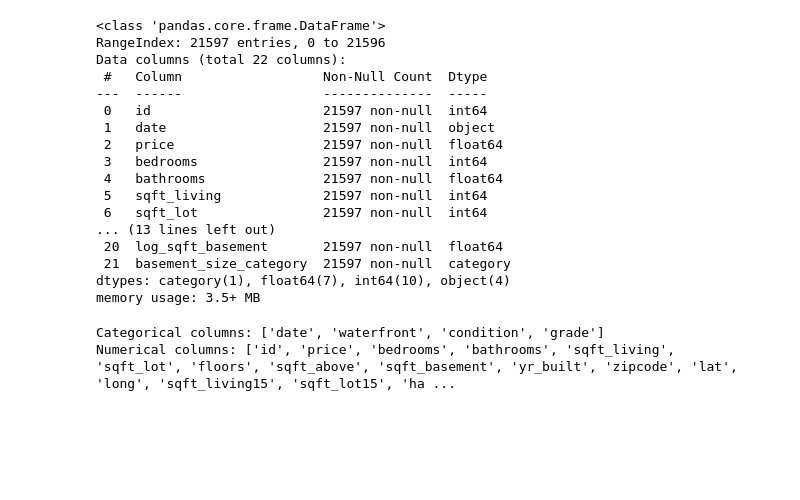
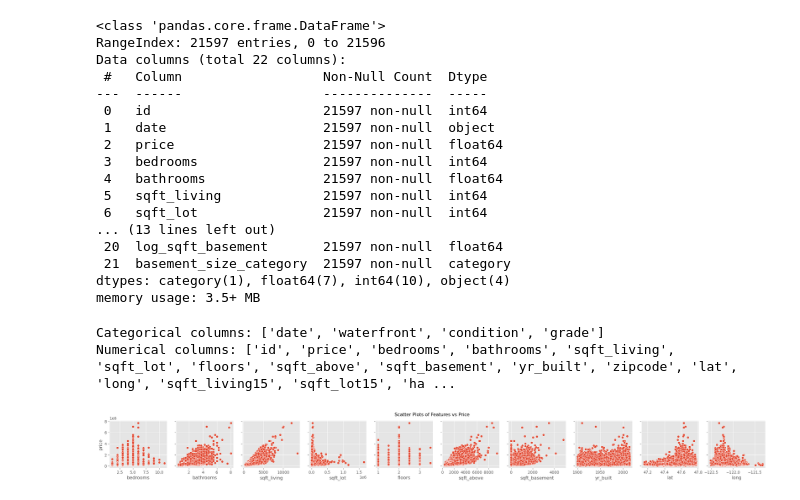
Before and after one commit to Bennie-Kibet/Phase-2-project, a Jupyter notebook: Work/Victor.ipynb, the cells around one changed output. Cells and saved outputs as stored; diff of their text form; code cells hidden in the pictures; blank space fills up the shorter version.

```diff
--- a/Work/Victor.ipynb
+++ b/Work/Victor.ipynb
@@ -354,3 +354,18 @@ print(f"Numerical columns:",  numerical_columns)
 # %% [output]
 Categorical columns: ['date', 'waterfront', 'condition', 'grade']
 Numerical columns: ['id', 'price', 'bedrooms', 'bathrooms', 'sqft_living', 'sqft_lot', 'floors', 'sqft_above', 'sqft_basement', 'yr_built', 'zipcode', 'lat', 'long', 'sqft_living15', 'sqft_lot15', 'ha ...
+# %%
+
+# Select the columns of interest
+numerical_columns1 = ['price', 'bedrooms', 'bathrooms', 'sqft_living', 'sqft_lot', 'floors',
+                      'sqft_above', 'sqft_basement', 'yr_built', 'lat', 'long']
+
+# Create a subset of the DataFrame with these columns
+df_subset = df[numerical_columns1]
+
+# Plot a pair plot for the selected columns
+sns.pairplot(df_subset, y_vars=['price'], x_vars=numerical_columns1[1:])
+plt.suptitle('Scatter Plots of Features vs Price', y=1.02)
+plt.show()
+# %% [output]
+[figure, added]
```
Also changed, not shown: parts of 1 cell of this notebook.
